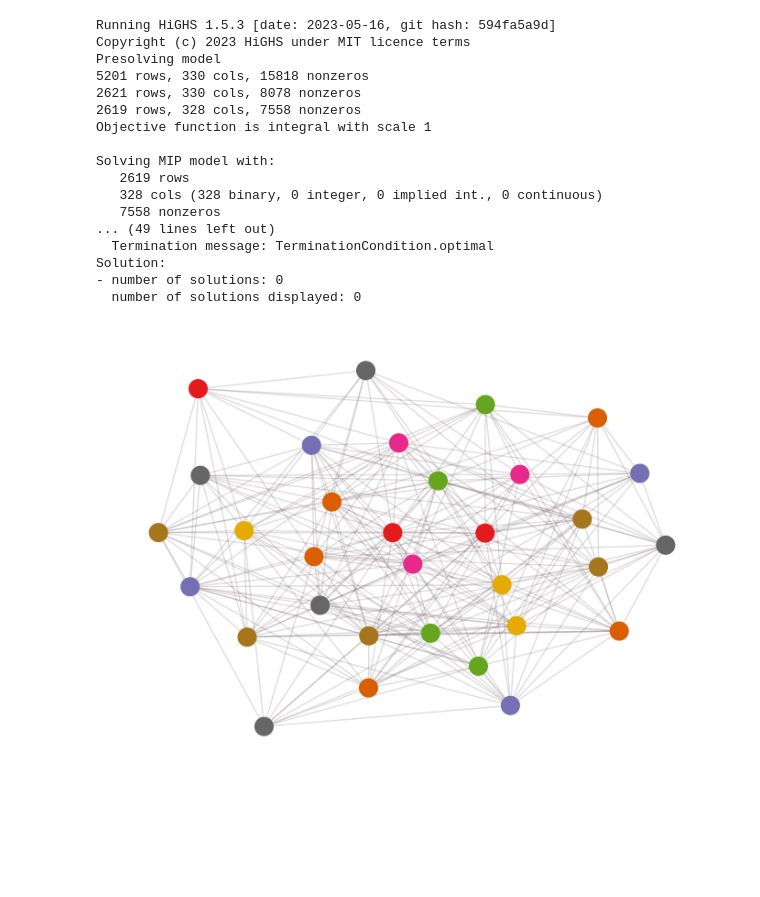
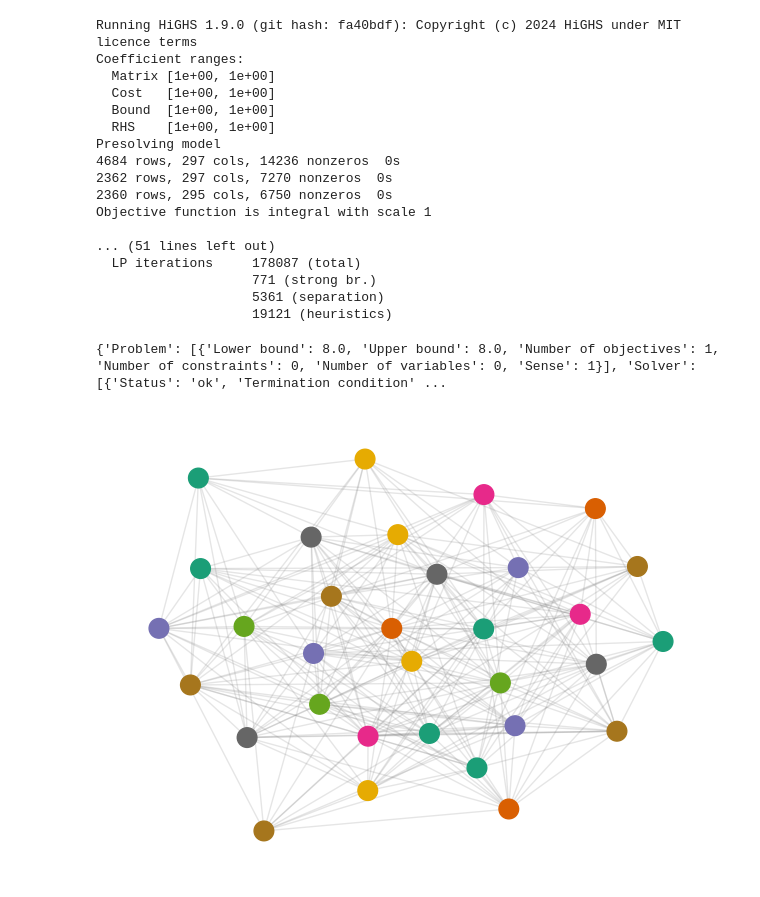
Before and after one commit to bruscalia/optimization-demo-files, a Jupyter notebook: graph-coloring/graph_coloring.ipynb, the cells around one changed output. Drawn from its saved outputs; the diff is of its cells as text; code cells hidden in the pictures; blank space fills up the shorter version.

```diff
--- a/graph-coloring/graph_coloring.ipynb
+++ b/graph-coloring/graph_coloring.ipynb
@@ -42,37 +55,37 @@ ilp = ilp_from_dsatur(dsatur)
 # %%
-solver = pyo.SolverFactory("appsi_highs")
-res = solver.solve(ilp, tee=True)
-print(res)
+solver = pyo.SolverFactory('appsi_highs')
+ilp = ilp_from_graph(graph)
+solver.solve(ilp, tee=True)
 # %% [output]
-Running HiGHS 1.5.3 [date: 2023-05-16, git hash: 594fa5a9d]
-Copyright (c) 2023 HiGHS under MIT licence terms
+Running HiGHS 1.9.0 (git hash: fa40bdf): Copyright (c) 2024 HiGHS under MIT licence terms
+Coefficient ranges:
+  Matrix [1e+00, 1e+00]
+  Cost   [1e+00, 1e+00]
+  Bound  [1e+00, 1e+00]
+  RHS    [1e+00, 1e+00]
 Presolving model
-5201 rows, 330 cols, 15818 nonzeros
-2621 rows, 330 cols, 8078 nonzeros
-2619 rows, 328 cols, 7558 nonzeros
+4684 rows, 297 cols, 14236 nonzeros  0s
+2362 rows, 297 cols, 7270 nonzeros  0s
+2360 rows, 295 cols, 6750 nonzeros  0s
 Objective function is integral with scale 1
 
-Solving MIP model with:
-   2619 rows
-   328 cols (328 binary, 0 integer, 0 implied int., 0 continuous)
-   7558 nonzeros
-... (49 lines left out)
-  Termination message: TerminationCondition.optimal
-Solution:
-- number of solutions: 0
-  number of solutions displayed: 0
+... (51 lines left out)
+  LP iterations     178087 (total)
+                    771 (strong br.)
+                    5361 (separation)
+                    19121 (heuristics)
+{'Problem': [{'Lower bound': 8.0, 'Upper bound': 8.0, 'Number of objectives': 1, 'Number of constraints': 0, 'Number of variables': 0, 'Sense': 1}], 'Solver': [{'Status': 'ok', 'Termination condition' ...
 # %%
-colors = []
-nodes = []
-for n in ilp.N:
-    nodes.append(n)
-    for c in ilp.C:
+new_graph = Graph(data['edges'])
+
+for c in ilp.C:
+    color = new_graph.add_color()
+    for n in ilp.N:
         if round(ilp.x[n, c].value, ndigits=0) == 1:
-            colors.append(c)
+            new_graph.nodes[n].set_color(color)
-# %%
-fig, ax = plt.subplots(figsize=[7, 5], dpi=100)
-draw_colored_graph(nodes, colors, data["edges"], ax=ax, plot_margins=False, use_labels=0, edge_alpha=0.2, edge_color="#68555D", layout_iter=1000, seed=12)
-fig.tight_layout()
-plt.show()
-# %% [output]
-[figure, removed]
+# %%
+draw_from_nodes(
+    new_graph.nodes, seed=12, use_labels=False, plot_margins=False, layout_iter=1000
+)
+# %% [output]
+[figure, added]
```
Also changed, not shown: parts of 14 cells of this notebook, 11 other files.
